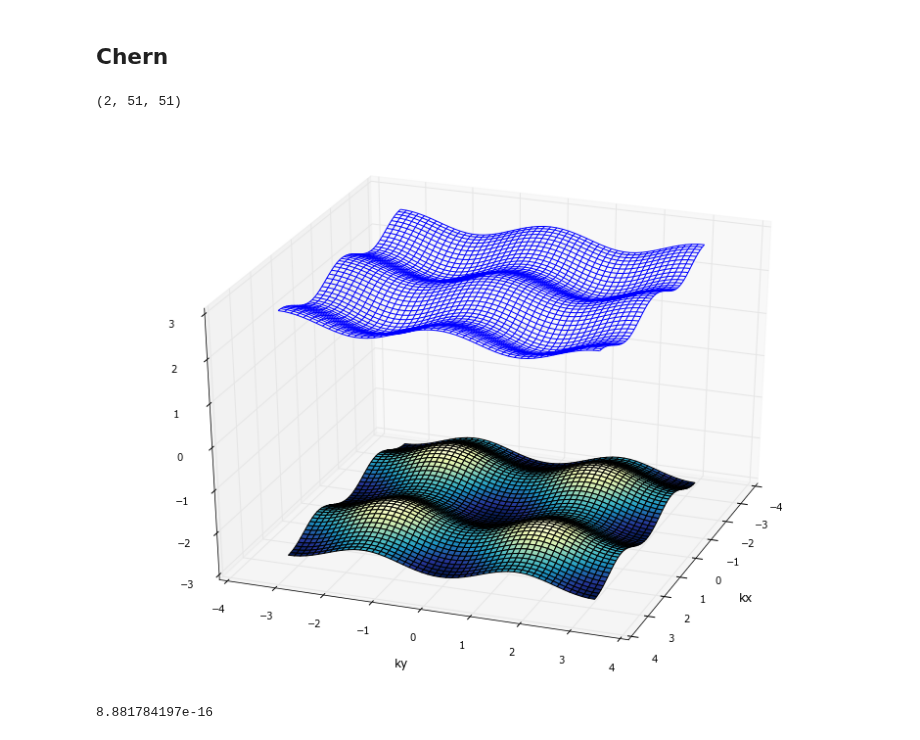
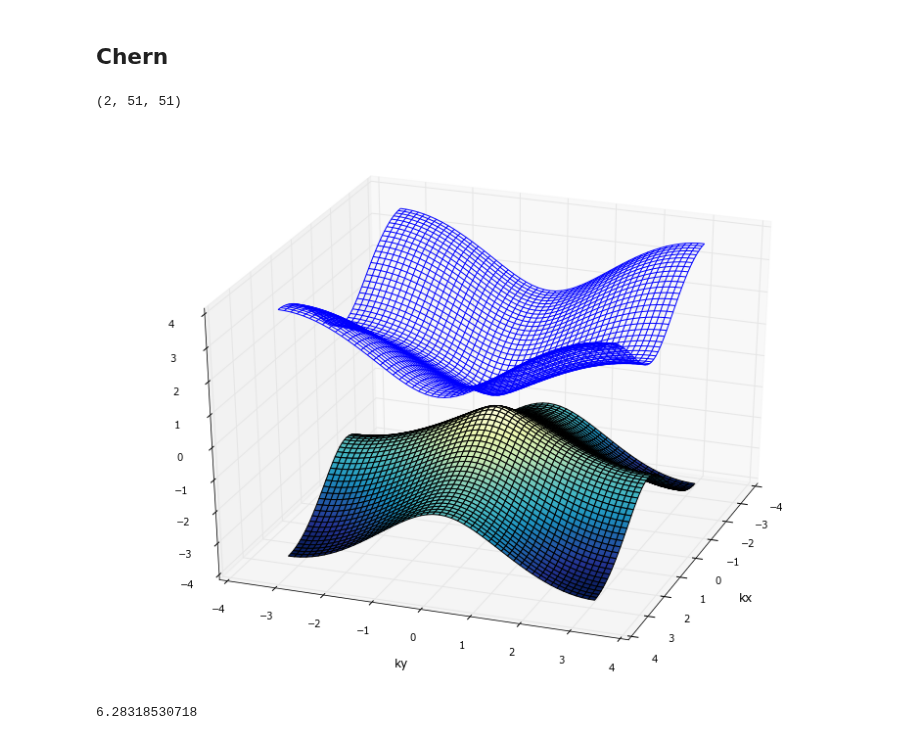
Before and after one commit to topocm/topocm_content, a Jupyter notebook: w4_haldane/temporary-berry_curvature.ipynb, the cells around one changed output. Saved outputs shown, nothing was run; the diff lists cells and outputs as text; code cells hidden in the pictures.

```diff
--- a/w4_haldane/temporary-berry_curvature.ipynb
+++ b/w4_haldane/temporary-berry_curvature.ipynb
@@ -243,17 +208,17 @@ def eigen_piflux(kx, ky):
 # %%
 KX = np.linspace(-np.pi, np.pi, 51)
 KY = KX
 
 KX, KY = np.meshgrid(KX, KY)
 
-energies = evaluate_on_grid(KX, KY, eval_piflux)
+energies = evaluate_on_grid(KX, KY, eval_bhz)
 print np.shape(energies)
 
 
 plot_two(KX, KY, [energies[0], energies[1]], angle=(30,20))
 # %% [output]
 (2, 51, 51)
-[figure, old version]
+[figure, new version]
 # %%
 def get_bc(eigen):
     num_filled_bands = 1
@@ -279,9 +244,9 @@ def get_bc(eigen):
 
     return K, bc
 # %%
-K, bc = get_bc(eigen_piflux)
+K, bc = get_bc(eigen_bhz)
 print np.sum(bc)
 # %% [output]
-8.881784197e-16
+6.28318530718
 # %%
 Kx, Ky = np.meshgrid(K,K)
```
Also changed, not shown: parts of 9 cells of this notebook.
